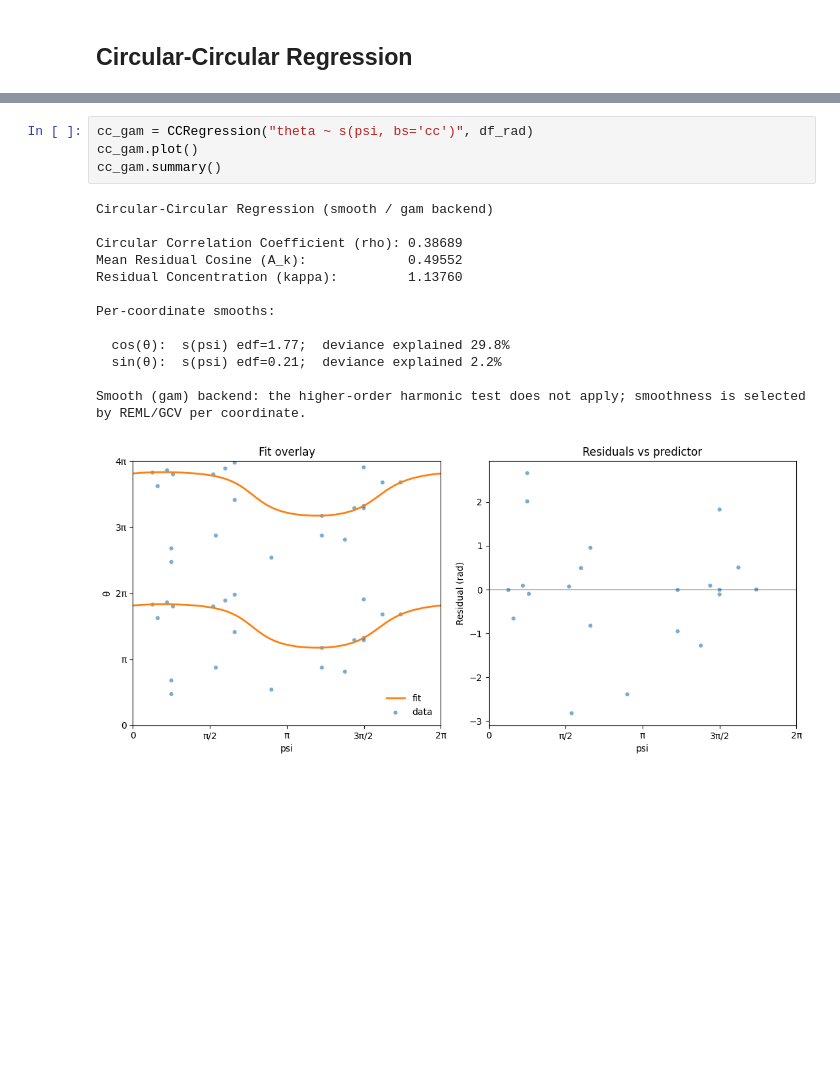
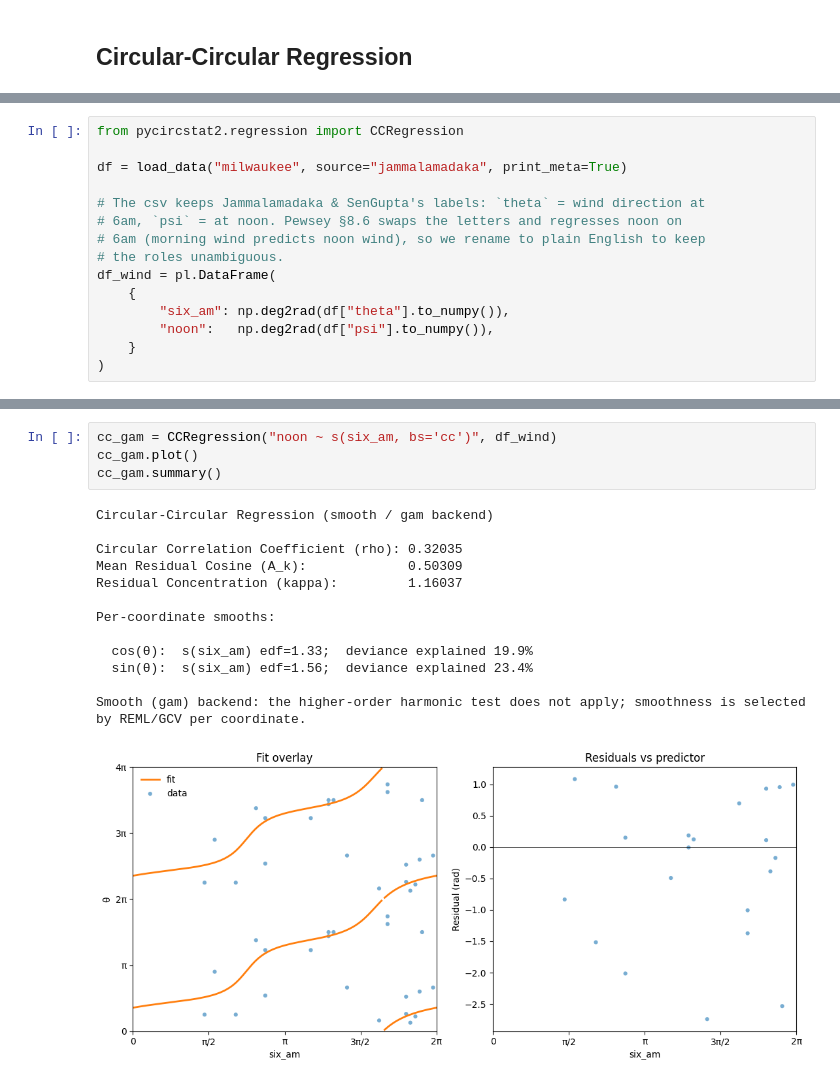
Before and after one commit to circstat/pycircstat2, a Jupyter notebook: examples/T4-regression.ipynb, the cells around one changed output, grey strips where cells are left out. Saved outputs shown, nothing was run; the diff lists cells and outputs as text; blank space fills up the shorter version.

Commit message:
fix: ccregression in t4 notebook

```diff
--- a/examples/T4-regression.ipynb
+++ b/examples/T4-regression.ipynb
@@ -424,0 +373,15 @@ Per-coefficient p-values use the t distribution; the higher-order test uses χ²
+# %%
+from pycircstat2.regression import CCRegression
+
+df = load_data("milwaukee", source="jammalamadaka", print_meta=True)
+
+# The csv keeps Jammalamadaka & SenGupta's labels: `theta` = wind direction at
+# 6am, `psi` = at noon. Pewsey §8.6 swaps the letters and regresses noon on
+# 6am (morning wind predicts noon wind), so we rename to plain English to keep
+# the roles unambiguous.
+df_wind = pl.DataFrame(
+    {
+        "six_am": np.deg2rad(df["theta"].to_numpy()),
+        "noon":   np.deg2rad(df["psi"].to_numpy()),
+    }
+)
@@ -462,21 +486,21 @@ attr(,"class")
 # %%
-cc_gam = CCRegression("theta ~ s(psi, bs='cc')", df_rad)
+cc_gam = CCRegression("noon ~ s(six_am, bs='cc')", df_wind)
 cc_gam.plot()
 cc_gam.summary()
 # %% [output]
 Circular-Circular Regression (smooth / gam backend)
 
-Circular Correlation Coefficient (rho): 0.38689
-Mean Residual Cosine (A_k):             0.49552
-Residual Concentration (kappa):         1.13760
+Circular Correlation Coefficient (rho): 0.32035
+Mean Residual Cosine (A_k):             0.50309
+Residual Concentration (kappa):         1.16037
 
 Per-coordinate smooths:
 
-  cos(θ):  s(psi) edf=1.77;  deviance explained 29.8%
-  sin(θ):  s(psi) edf=0.21;  deviance explained 2.2%
+  cos(θ):  s(six_am) edf=1.33;  deviance explained 19.9%
+  sin(θ):  s(six_am) edf=1.56;  deviance explained 23.4%
 
 Smooth (gam) backend: the higher-order harmonic test does not apply; smoothness is selected by REML/GCV per coordinate.
-[figure, old version]
+[figure, new version]
 # %%
 %load_ext watermark
 %watermark --time --date --timezone --updated --python --iversions --watermark
```
Also changed, not shown: parts of 8 cells of this notebook.
